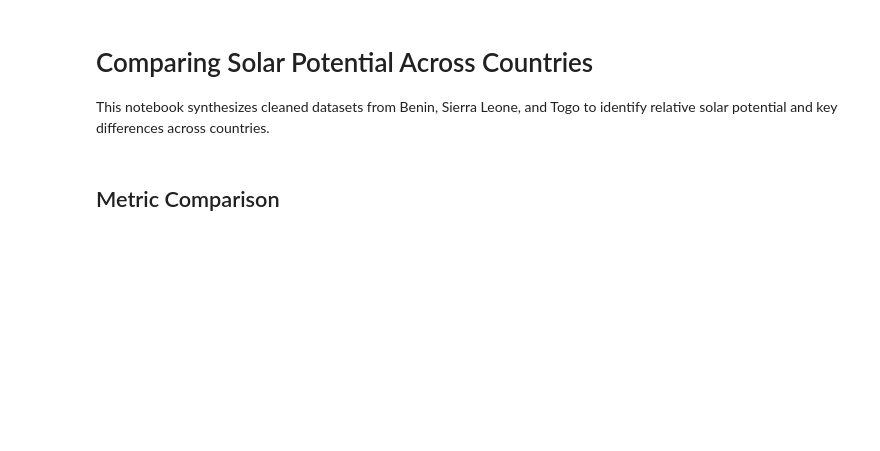
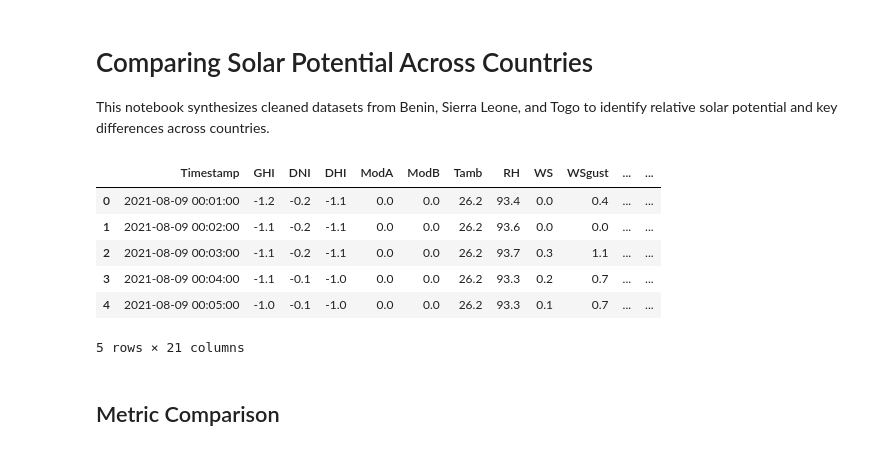
Before and after one commit to fassamnew/solar-challenge-week1, a Jupyter notebook: src/notebooks/compare_countries.ipynb, the cells around one changed output. Drawn from its saved outputs; the diff is of its cells as text; code cells hidden in the pictures; blank space fills up the shorter version.

```diff
--- a/src/notebooks/compare_countries.ipynb
+++ b/src/notebooks/compare_countries.ipynb
@@ -5,24 +5,32 @@ This notebook synthesizes cleaned datasets from Benin, Sierra Leone, and Togo to
 # %%
 # Import necessary libraries
 import pandas as pd
 import numpy as np
 import matplotlib.pyplot as plt
 import seaborn as sns
 from scipy.stats import f_oneway, kruskal
 
 # Load cleaned datasets
 benin = pd.read_csv('../../data/benin_clean.csv')
-sierra_leone = pd.read_csv('../../data/sierra_leone_clean.csv')
+sierra_leone = pd.read_csv('../../data/sierraleone_clean.csv')
 togo = pd.read_csv('../../data/togo_clean.csv')
 
 # Add a 'Country' column to each dataset
 benin['Country'] = 'Benin'
 sierra_leone['Country'] = 'Sierra Leone'
 togo['Country'] = 'Togo'
 
 # Combine datasets
 df = pd.concat([benin, sierra_leone, togo], ignore_index=True)
 df.head()
+# %% [output]
+|  | Timestamp | GHI | DNI | DHI | ModA | ModB | Tamb | RH | WS | WSgust | ... | ... |
+| 0 | 2021-08-09 00:01:00 | -1.2 | -0.2 | -1.1 | 0.0 | 0.0 | 26.2 | 93.4 | 0.0 | 0.4 | ... | ... |
+| 1 | 2021-08-09 00:02:00 | -1.1 | -0.2 | -1.1 | 0.0 | 0.0 | 26.2 | 93.6 | 0.0 | 0.0 | ... | ... |
+| 2 | 2021-08-09 00:03:00 | -1.1 | -0.2 | -1.1 | 0.0 | 0.0 | 26.2 | 93.7 | 0.3 | 1.1 | ... | ... |
+| 3 | 2021-08-09 00:04:00 | -1.1 | -0.1 | -1.0 | 0.0 | 0.0 | 26.2 | 93.3 | 0.2 | 0.7 | ... | ... |
+| 4 | 2021-08-09 00:05:00 | -1.0 | -0.1 | -1.0 | 0.0 | 0.0 | 26.2 | 93.3 | 0.1 | 0.7 | ... | ... |
+5 rows × 21 columns
 # %% [markdown]
 ## Metric Comparison
 # %%
```
Also changed, not shown: parts of 4 cells of this notebook.
